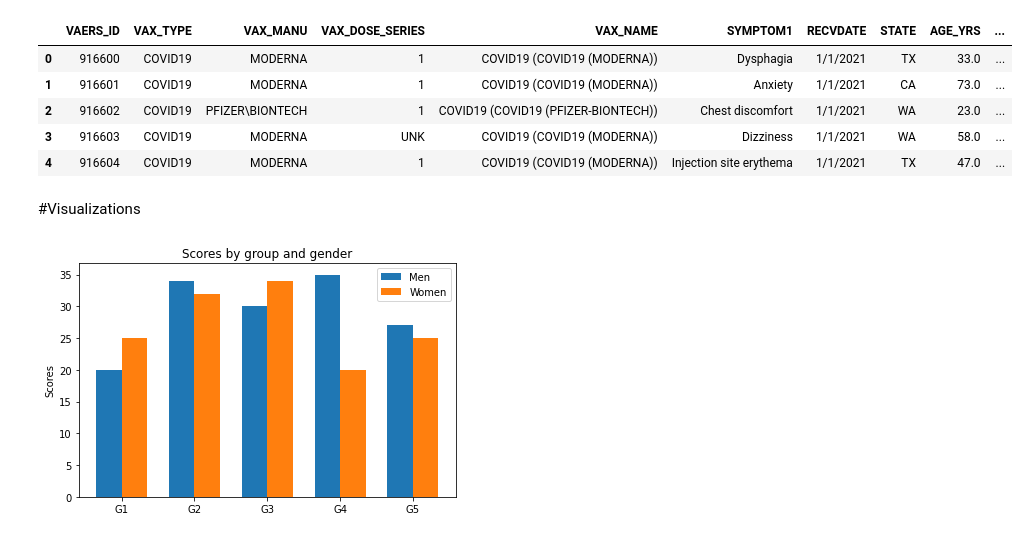
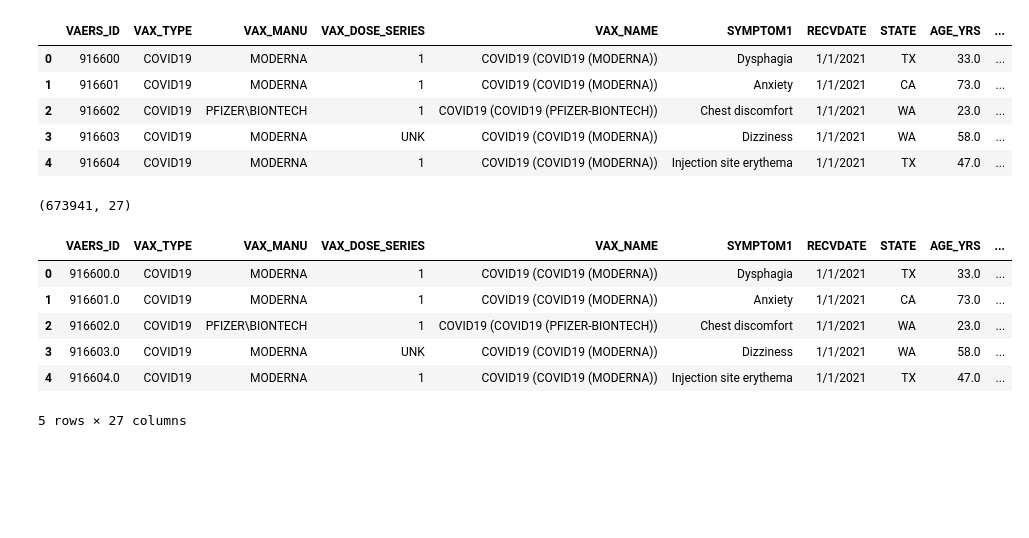
Before and after one commit to afroman32/covid-vaers-analysis, a Jupyter notebook: Data Cleaning.ipynb, the cells around one changed output. Cells and saved outputs as stored; diff of their text form; code cells hidden in the pictures; blank space fills up the shorter version.

```diff
--- a/Data Cleaning.ipynb
+++ b/Data Cleaning.ipynb
@@ -303,5 +303,3 @@ df.to_csv('2021_COVID_VAERS_CLEAN.csv')
 # save new dataframes to their own csv files
 ac2020.to_csv('2020_COVID_VAERS.csv')
 ac2021.to_csv('2021_COVID_VAERS.csv')
-# %% [markdown]
-#Visualizations
@@ -311,27 +306,14 @@ import numpy as np
-# %%
-labels = ['G1', 'G2', 'G3', 'G4', 'G5']
-men_means = [20, 34, 30, 35, 27]
-women_means = [25, 32, 34, 20, 25]
-
-x = np.arange(len(labels))  # the label locations
-width = 0.35  # the width of the bars
-
-fig, ax = plt.subplots()
-rects1 = ax.bar(x - width/2, men_means, width, label='Men')
-rects2 = ax.bar(x + width/2, women_means, width, label='Women')
-
-# Add some text for labels, title and custom x-axis tick labels, etc.
-ax.set_ylabel('Scores')
-ax.set_title('Scores by group and gender')
-ax.set_xticks(x)
-ax.set_xticklabels(labels)
-ax.legend()
-
-# ax.bar_label(rects1, padding=3)
-# ax.bar_label(rects2, padding=3)
-
-fig.tight_layout()
-
-plt.show()
-# %% [output]
-[figure, removed]
+# %%
+df = pd.read_csv("C:/Users/makoa/Desktop/vaers2.0/2021_COVID_VAERS_CLEAN.csv", index_col = 'Unnamed: 0')
+# %%
+print(df.shape)
+df.head()
+# %% [output]
+(673941, 27)
+|  | VAERS_ID | VAX_TYPE | VAX_MANU | VAX_DOSE_SERIES | VAX_NAME | SYMPTOM1 | RECVDATE | STATE | AGE_YRS | ... |
+| 0 | 916600.0 | COVID19 | MODERNA | 1 | COVID19 (COVID19 (MODERNA)) | Dysphagia | 1/1/2021 | TX | 33.0 | ... |
+| 1 | 916601.0 | COVID19 | MODERNA | 1 | COVID19 (COVID19 (MODERNA)) | Anxiety | 1/1/2021 | CA | 73.0 | ... |
+| 2 | 916602.0 | COVID19 | PFIZER\BIONTECH | 1 | COVID19 (COVID19 (PFIZER-BIONTECH)) | Chest discomfort | 1/1/2021 | WA | 23.0 | ... |
+| 3 | 916603.0 | COVID19 | MODERNA | UNK | COVID19 (COVID19 (MODERNA)) | Dizziness | 1/1/2021 | WA | 58.0 | ... |
+| 4 | 916604.0 | COVID19 | MODERNA | 1 | COVID19 (COVID19 (MODERNA)) | Injection site erythema | 1/1/2021 | TX | 47.0 | ... |
+5 rows × 27 columns
```
Also changed, not shown: parts of 4 cells of this notebook, 2 other files.
